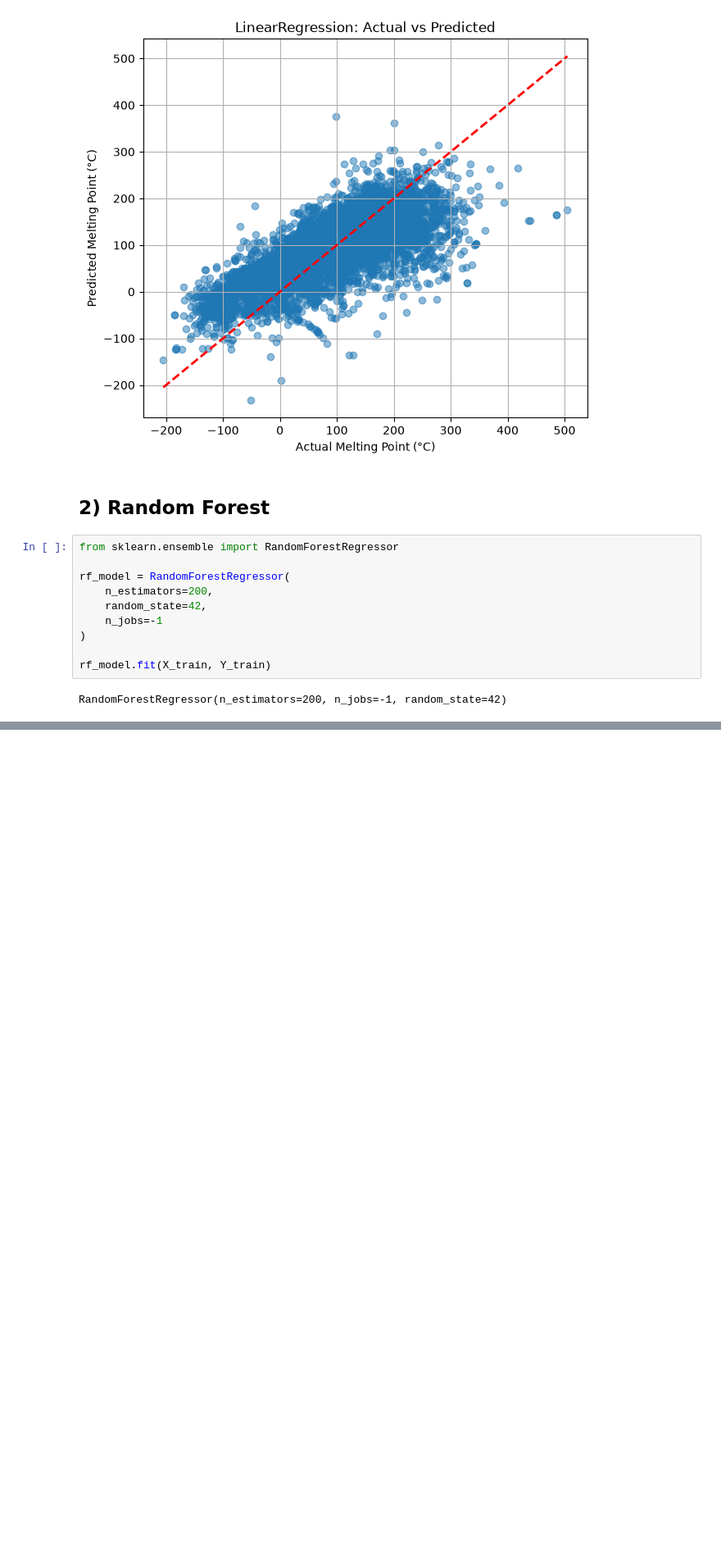
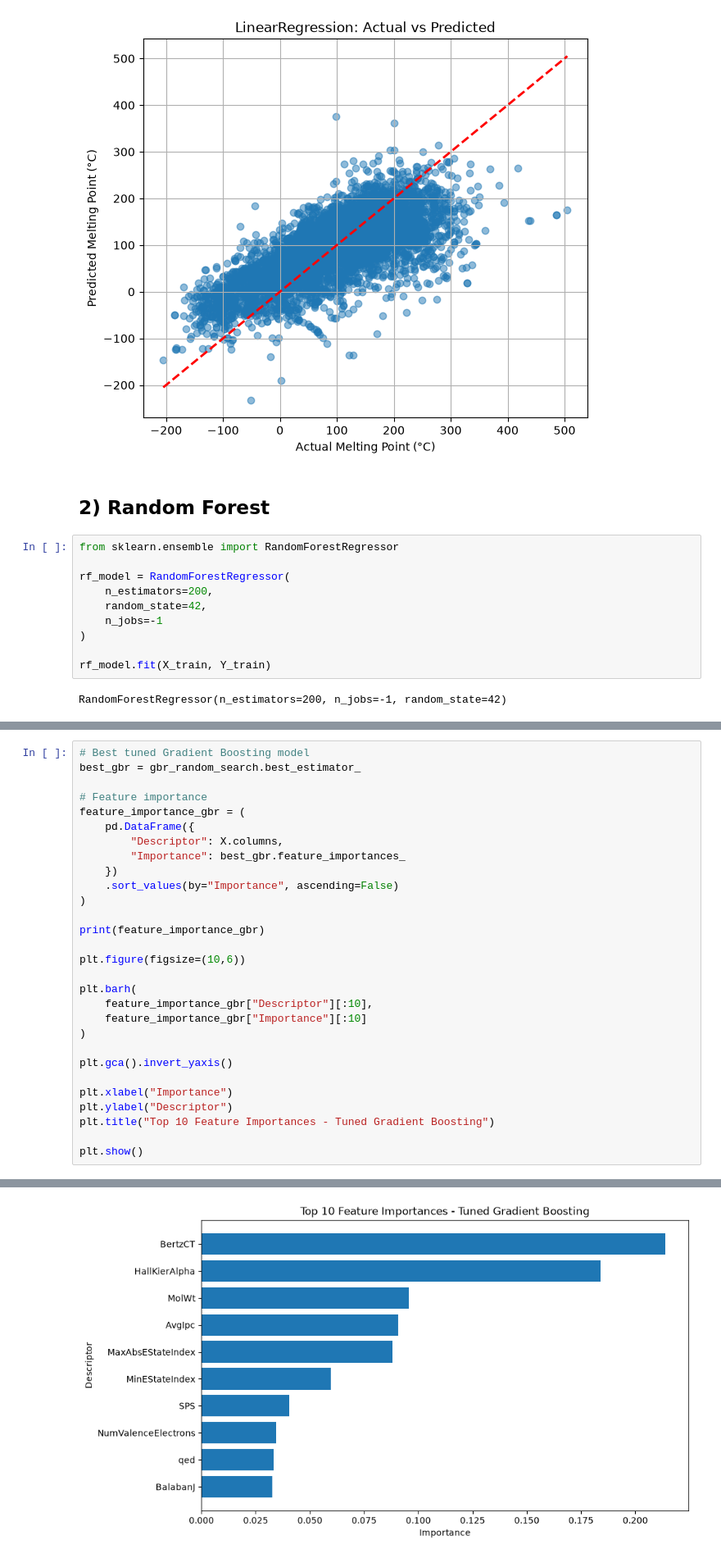
Before and after one commit to thedhawalpanchamiya/melting-point, a Jupyter notebook: melting-point.ipynb, the cells around one changed output, grey strips where cells are left out. Shown at 82% size. Drawn from its saved outputs; the diff is of its cells as text; blank space fills up the shorter version.

```diff
--- a/melting-point.ipynb
+++ b/melting-point.ipynb
@@ -451,0 +506,30 @@ R²   : 0.8116
+# %%
+# Best tuned Gradient Boosting model
+best_gbr = gbr_random_search.best_estimator_
+
+# Feature importance
+feature_importance_gbr = (
+    pd.DataFrame({
+        "Descriptor": X.columns,
+        "Importance": best_gbr.feature_importances_
+    })
+    .sort_values(by="Importance", ascending=False)
+)
+
+print(feature_importance_gbr)
+
+plt.figure(figsize=(10,6))
+
+plt.barh(
+    feature_importance_gbr["Descriptor"][:10],
+    feature_importance_gbr["Importance"][:10]
+)
+
+plt.gca().invert_yaxis()
+
+plt.xlabel("Importance")
+plt.ylabel("Descriptor")
+plt.title("Top 10 Feature Importances - Tuned Gradient Boosting")
+
+plt.show()
+# %% [output]
@@ -451,0 +554 @@ R²   : 0.8116
+[figure, added]
```
Also changed, not shown: parts of 5 cells of this notebook.
